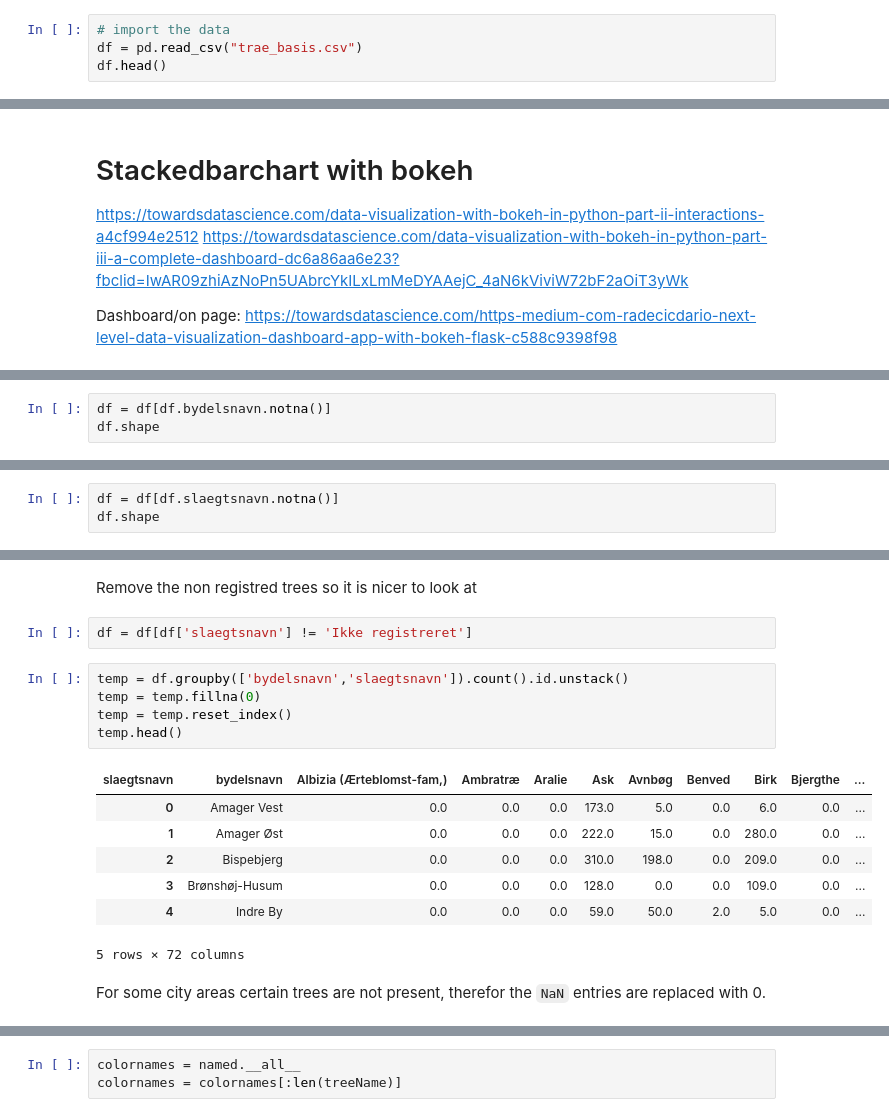
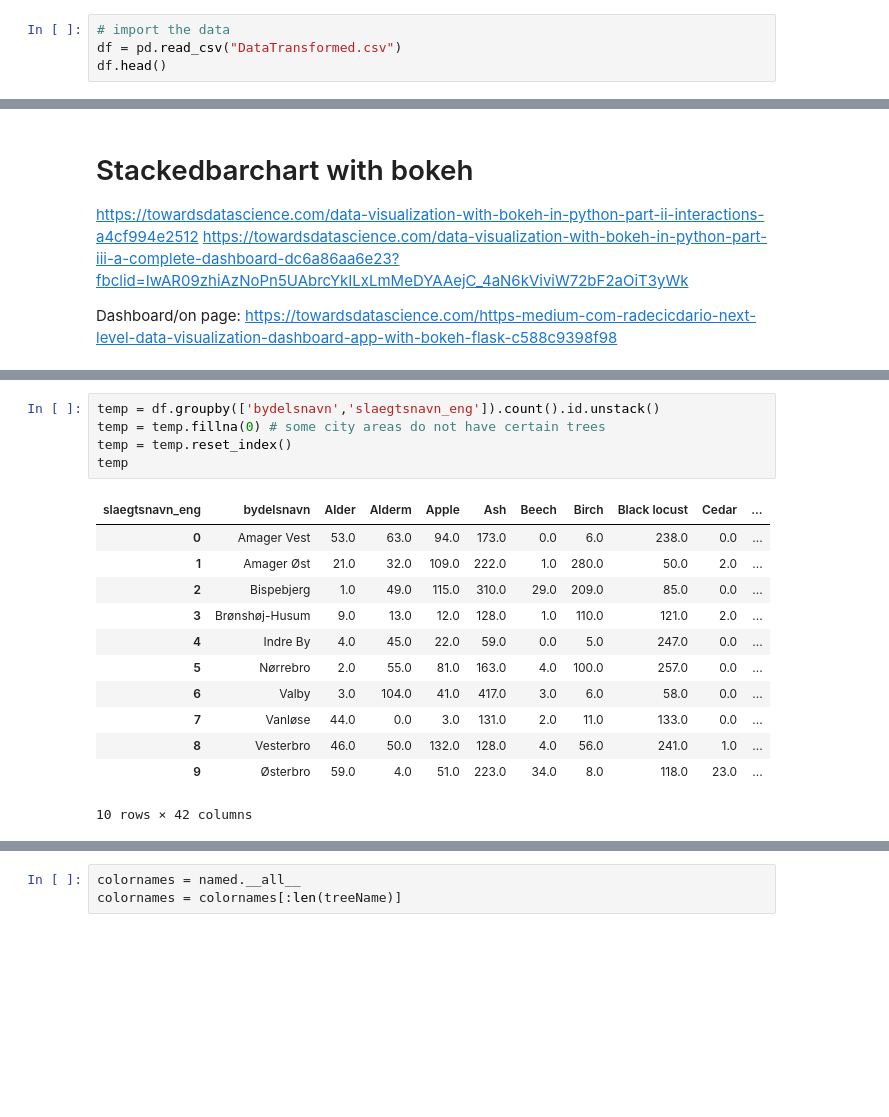
Before and after one commit to KristianBreddam/02806, a Jupyter notebook: Final_Project/StackedBarChart-Bokeh-Andreas.ipynb, the cells around one changed output, grey strips where cells are left out. Drawn from its saved outputs; the diff is of its cells as text; blank space fills up the shorter version.

```diff
--- a/Final_Project/StackedBarChart-Bokeh-Andreas.ipynb
+++ b/Final_Project/StackedBarChart-Bokeh-Andreas.ipynb
@@ -3,6 +3,6 @@ import pandas as pd
 import numpy as np
 # %%
 # import the data
-df = pd.read_csv("trae_basis.csv")
+df = pd.read_csv("DataTransformed.csv")
 df.head()
 # %% [output]
@@ -43,3 +39,0 @@ Drop the city names which are not given
-# %%
-df = df[df.bydelsnavn.notna()]
-df.shape
@@ -50,3 +39,0 @@ Drop the tree names which are not given
-# %%
-df = df[df.slaegtsnavn.notna()]
-df.shape
@@ -76,19 +40,18 @@ array(['Albizia (Ærteblomst-fam,)', 'Ambratræ', 'Aralie', 'Ask', 'Avnbøg',
-# %% [markdown]
-Remove the non registred trees so it is nicer to look at
-# %%
-df = df[df['slaegtsnavn'] != 'Ikke registreret']
 # %%
-temp = df.groupby(['bydelsnavn','slaegtsnavn']).count().id.unstack()
-temp = temp.fillna(0)
+temp = df.groupby(['bydelsnavn','slaegtsnavn_eng']).count().id.unstack()
+temp = temp.fillna(0) # some city areas do not have certain trees
 temp = temp.reset_index()
-temp.head()
+temp
 # %% [output]
-| slaegtsnavn | bydelsnavn | Albizia (Ærteblomst-fam,) | Ambratræ | Aralie | Ask | Avnbøg | Benved | Birk | Bjergthe | ... |
-| 0 | Amager Vest | 0.0 | 0.0 | 0.0 | 173.0 | 5.0 | 0.0 | 6.0 | 0.0 | ... |
-| 1 | Amager Øst | 0.0 | 0.0 | 0.0 | 222.0 | 15.0 | 0.0 | 280.0 | 0.0 | ... |
-| 2 | Bispebjerg | 0.0 | 0.0 | 0.0 | 310.0 | 198.0 | 0.0 | 209.0 | 0.0 | ... |
-| 3 | Brønshøj-Husum | 0.0 | 0.0 | 0.0 | 128.0 | 0.0 | 0.0 | 109.0 | 0.0 | ... |
-| 4 | Indre By | 0.0 | 0.0 | 0.0 | 59.0 | 50.0 | 2.0 | 5.0 | 0.0 | ... |
+| slaegtsnavn_eng | bydelsnavn | Alder | Alderm | Apple | Ash | Beech | Birch | Black locust | Cedar | ... |
+| 0 | Amager Vest | 53.0 | 63.0 | 94.0 | 173.0 | 0.0 | 6.0 | 238.0 | 0.0 | ... |
+| 1 | Amager Øst | 21.0 | 32.0 | 109.0 | 222.0 | 1.0 | 280.0 | 50.0 | 2.0 | ... |
+| 2 | Bispebjerg | 1.0 | 49.0 | 115.0 | 310.0 | 29.0 | 209.0 | 85.0 | 0.0 | ... |
+| 3 | Brønshøj-Husum | 9.0 | 13.0 | 12.0 | 128.0 | 1.0 | 110.0 | 121.0 | 2.0 | ... |
+| 4 | Indre By | 4.0 | 45.0 | 22.0 | 59.0 | 0.0 | 5.0 | 247.0 | 0.0 | ... |
+| 5 | Nørrebro | 2.0 | 55.0 | 81.0 | 163.0 | 4.0 | 100.0 | 257.0 | 0.0 | ... |
+| 6 | Valby | 3.0 | 104.0 | 41.0 | 417.0 | 3.0 | 6.0 | 58.0 | 0.0 | ... |
+| 7 | Vanløse | 44.0 | 0.0 | 3.0 | 131.0 | 2.0 | 11.0 | 133.0 | 0.0 | ... |
+| 8 | Vesterbro | 46.0 | 50.0 | 132.0 | 128.0 | 4.0 | 56.0 | 241.0 | 1.0 | ... |
+| 9 | Østerbro | 59.0 | 4.0 | 51.0 | 223.0 | 34.0 | 8.0 | 118.0 | 23.0 | ... |
-5 rows × 72 columns
+10 rows × 42 columns
-# %% [markdown]
-For some city areas certain trees are not present, therefor the ``NaN`` entries are replaced with 0.
```
Also changed, not shown: parts of 15 cells of this notebook, 3 other files.
